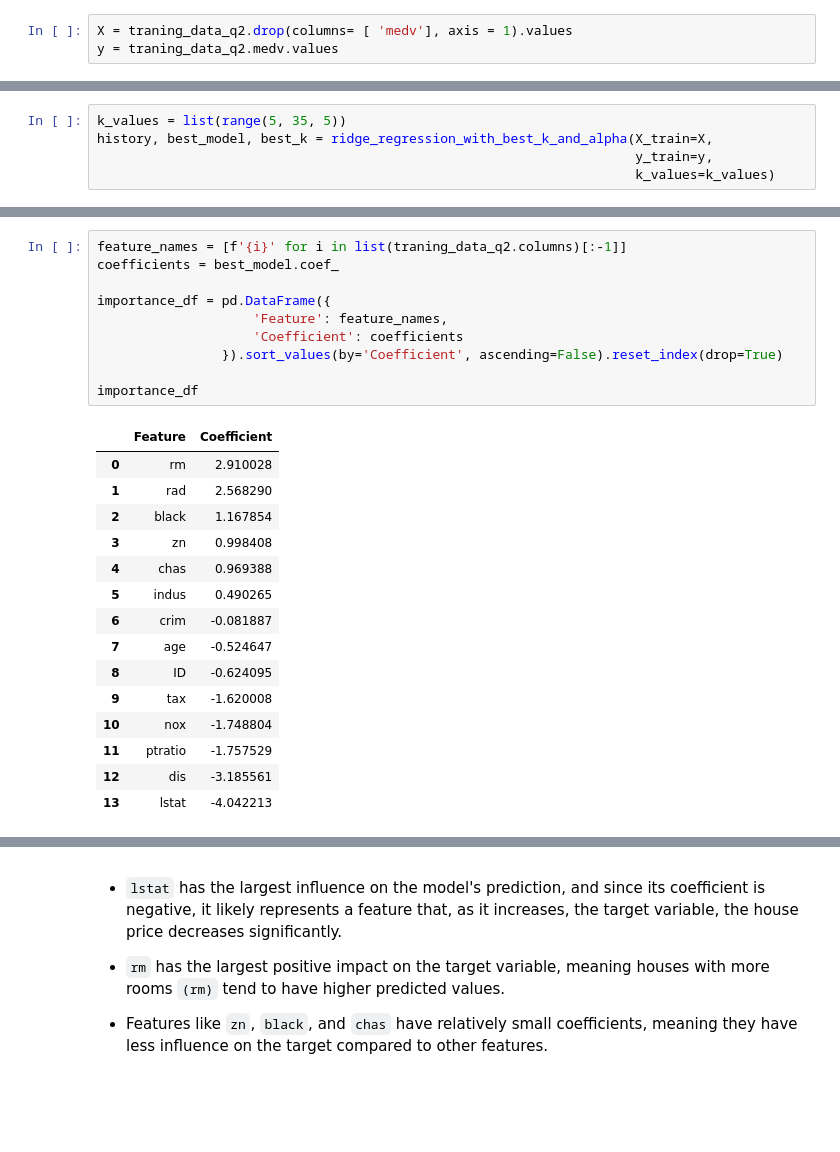
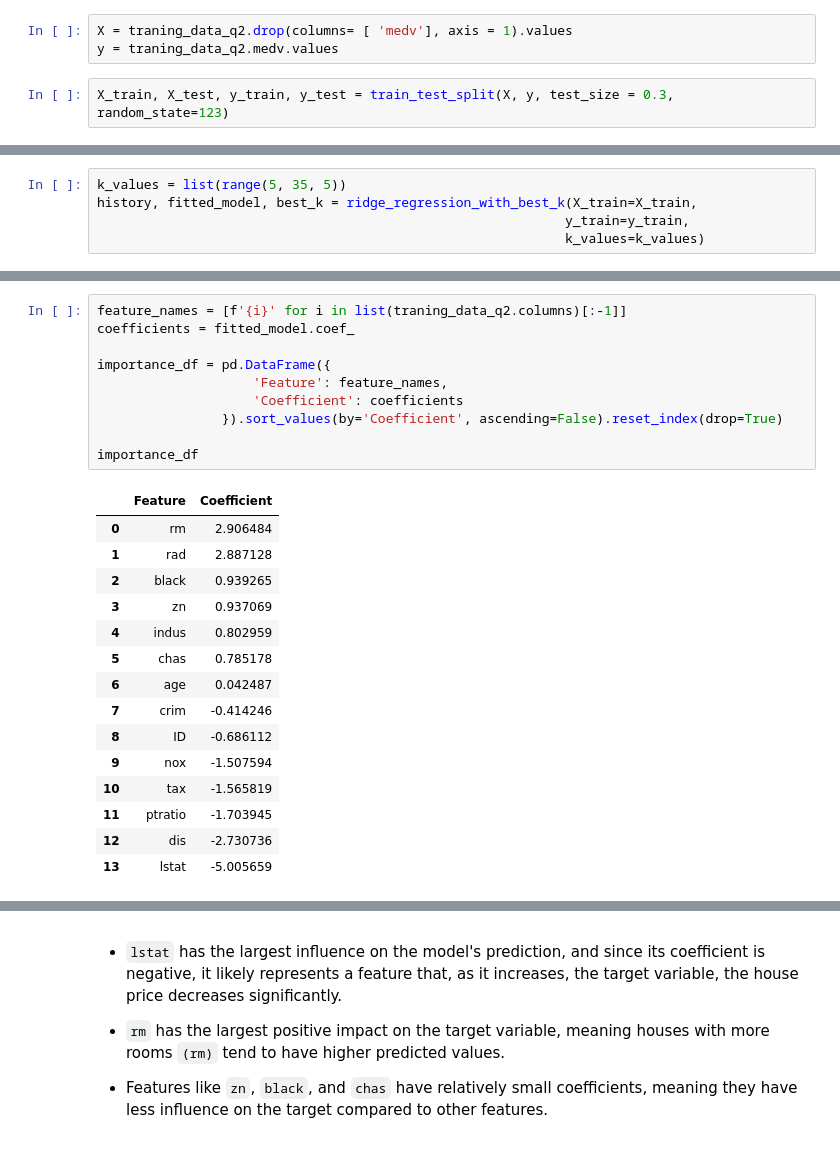
Before and after one commit to IkeKobby/unsupervised-feature-learning, a Jupyter notebook: main.ipynb, the cells around one changed output, grey strips where cells are left out. Cells and saved outputs as stored; diff of their text form; blank space fills up the shorter version.

```diff
--- a/main.ipynb
+++ b/main.ipynb
@@ -157,4 +157,6 @@ traning_data_q2.head(2)
 # %%
 X = traning_data_q2.drop(columns= [ 'medv'], axis = 1).values
 y = traning_data_q2.medv.values
+# %%
+X_train, X_test, y_train, y_test = train_test_split(X, y, test_size = 0.3, random_state=123)
 # %%
@@ -203,5 +195,5 @@ def ridge_regression_with_best_k_and_alpha(X_train, y_train, k_values):
 # %%
 k_values = list(range(5, 35, 5))
-history, best_model, best_k = ridge_regression_with_best_k_and_alpha(X_train=X,
-                                                                     y_train=y,
-                                                                     k_values=k_values)
+history, fitted_model, best_k = ridge_regression_with_best_k(X_train=X_train,
+                                                            y_train=y_train,
+                                                            k_values=k_values)
@@ -217,29 +239,29 @@ array([  20.94156988,   42.38789155, -149.72679432, -209.96493709,
 # %%
 feature_names = [f'{i}' for i in list(traning_data_q2.columns)[:-1]]
-coefficients = best_model.coef_
+coefficients = fitted_model.coef_
 
 importance_df = pd.DataFrame({
                     'Feature': feature_names,
                     'Coefficient': coefficients
                 }).sort_values(by='Coefficient', ascending=False).reset_index(drop=True)
 
 importance_df
 # %% [output]
 |  | Feature | Coefficient |
-| 0 | rm | 2.910028 |
-| 1 | rad | 2.568290 |
-| 2 | black | 1.167854 |
-| 3 | zn | 0.998408 |
-| 4 | chas | 0.969388 |
-| 5 | indus | 0.490265 |
-| 6 | crim | -0.081887 |
-| 7 | age | -0.524647 |
-| 8 | ID | -0.624095 |
-| 9 | tax | -1.620008 |
-| 10 | nox | -1.748804 |
-| 11 | ptratio | -1.757529 |
-| 12 | dis | -3.185561 |
-| 13 | lstat | -4.042213 |
+| 0 | rm | 2.906484 |
+| 1 | rad | 2.887128 |
+| 2 | black | 0.939265 |
+| 3 | zn | 0.937069 |
+| 4 | indus | 0.802959 |
+| 5 | chas | 0.785178 |
+| 6 | age | 0.042487 |
+| 7 | crim | -0.414246 |
+| 8 | ID | -0.686112 |
+| 9 | nox | -1.507594 |
+| 10 | tax | -1.565819 |
+| 11 | ptratio | -1.703945 |
+| 12 | dis | -2.730736 |
+| 13 | lstat | -5.005659 |
 # %%
 plt.figure(figsize=(8, 6))
 plt.barh(importance_df['Feature'], importance_df['Coefficient'])
```
Also changed, not shown: parts of 9 cells of this notebook, 4 other files.
